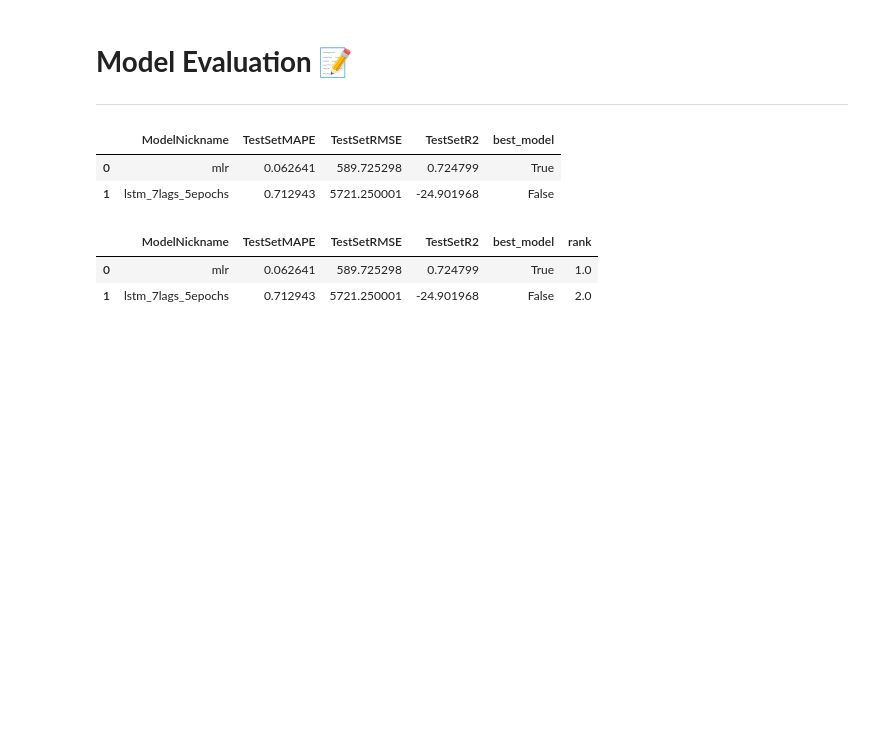
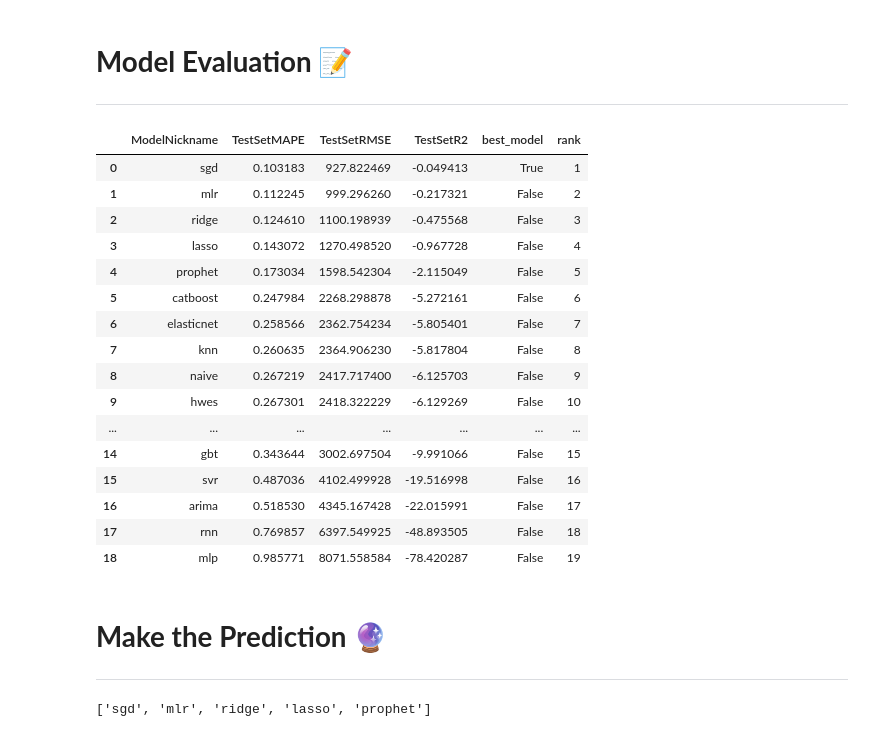
Before and after one commit to brmil07/Kaggle_Projects, a Jupyter notebook: bank-stock-price-forecasting.ipynb, the cells around one changed output. Cells and saved outputs as stored; diff of their text form; code cells hidden in the pictures; blank space fills up the shorter version.

```diff
--- a/bank-stock-price-forecasting.ipynb
+++ b/bank-stock-price-forecasting.ipynb
@@ -310,0 +331,7 @@ plt.show()
+# %%
+f.set_estimator('rnn')
+f.eval_cis(mode=True, cilevel=0.95)
+f.manual_forecast(call_me='rnn')
+f.plot_test_set(models='rnn', ci=True)
+plt.title('Test-Set Performance - rnn', size=14)
+plt.show()
@@ -310,0 +348,30 @@ plt.show()
+# %%
+model_list = ['elasticnet', 'gbt', 'knn', 'lasso', 'mlp',
+              'rf', 'ridge', 'sgd', 'svr', 'xgboost', 'arima', 'hwes',
+              'naive', 'combo']
+
+num_rows = (len(model_list) + 1) // 2  # Number of rows needed for the subplot
+fig, axs = plt.subplots(num_rows, 2, figsize=(16, 6 * num_rows))
+fig.set_facecolor('lightgrey')
+
+for i, model in enumerate(model_list):
+    row = i // 2
+    col = i % 2
+    f.set_estimator(model)
+    f.eval_cis(mode=True, cilevel=0.95)
+    f.manual_forecast(call_me=model)
+    f.plot_test_set(models=model, ci=True, ax=axs[row, col])
+    axs[row, col].set_title(f'Test-Set Performance - {model}', size=14)
+    axs[row, col].set_xlabel('Time')
+    axs[row, col].set_ylabel('Value')
+    axs[row, col].grid(True)
+    axs[row, col].legend(loc='upper left', fontsize='small')
+
+# If there are any remaining subplots, remove them
+for i in range(len(model_list), num_rows * 2):
+    row = i // 2
+    col = i % 2
+    fig.delaxes(axs[row, col])
+
+plt.tight_layout()
+plt.show()
@@ -318,16 +387,36 @@ model_summary = f.export('model_summaries', determine_best_by='TestSetRMSE')[
                           'TestSetRMSE',
                           'TestSetR2',
                           'best_model']]
-
-model_summary.head(10)
-# %% [output]
-|  | ModelNickname | TestSetMAPE | TestSetRMSE | TestSetR2 | best_model |
-| 0 | mlr | 0.062641 | 589.725298 | 0.724799 | True |
-| 1 | lstm_7lags_5epochs | 0.712943 | 5721.250001 | -24.901968 | False |
 # %%
-model_summary['rank'] = model_summary['TestSetRMSE'].rank(ascending=True)
-model_summary
+model_summary['rank'] = model_summary['TestSetRMSE'].rank(ascending=True).astype(int)
+model_summary.style.background_gradient(cmap='crest')
 # %% [output]
 |  | ModelNickname | TestSetMAPE | TestSetRMSE | TestSetR2 | best_model | rank |
-| 0 | mlr | 0.062641 | 589.725298 | 0.724799 | True | 1.0 |
-| 1 | lstm_7lags_5epochs | 0.712943 | 5721.250001 | -24.901968 | False | 2.0 |
+| 0 | sgd | 0.103183 | 927.822469 | -0.049413 | True | 1 |
+| 1 | mlr | 0.112245 | 999.296260 | -0.217321 | False | 2 |
+| 2 | ridge | 0.124610 | 1100.198939 | -0.475568 | False | 3 |
+| 3 | lasso | 0.143072 | 1270.498520 | -0.967728 | False | 4 |
+| 4 | prophet | 0.173034 | 1598.542304 | -2.115049 | False | 5 |
+| 5 | catboost | 0.247984 | 2268.298878 | -5.272161 | False | 6 |
+| 6 | elasticnet | 0.258566 | 2362.754234 | -5.805401 | False | 7 |
+| 7 | knn | 0.260635 | 2364.906230 | -5.817804 | False | 8 |
+| 8 | naive | 0.267219 | 2417.717400 | -6.125703 | False | 9 |
+| 9 | hwes | 0.267301 | 2418.322229 | -6.129269 | False | 10 |
+| ... | ... | ... | ... | ... | ... | ... |
+| 14 | gbt | 0.343644 | 3002.697504 | -9.991066 | False | 15 |
+| 15 | svr | 0.487036 | 4102.499928 | -19.516998 | False | 16 |
+| 16 | arima | 0.518530 | 4345.167428 | -22.015991 | False | 17 |
+| 17 | rnn | 0.769857 | 6397.549925 | -48.893505 | False | 18 |
+| 18 | mlp | 0.985771 | 8071.558584 | -78.420287 | False | 19 |
+# %% [markdown]
+# **Make the Prediction 🔮**
+---
+# %%
+# Filter the DataFrame based on rank
+filtered_df = model_summary[model_summary['rank'].between(1, 5)]
+
+# Extract the ModelNickname values as a list
+best_model = filtered_df['ModelNickname'].tolist()
+best_model
+# %% [output]
+['sgd', 'mlr', 'ridge', 'lasso', 'prophet']
```
Also changed, not shown: parts of 22 cells of this notebook.
